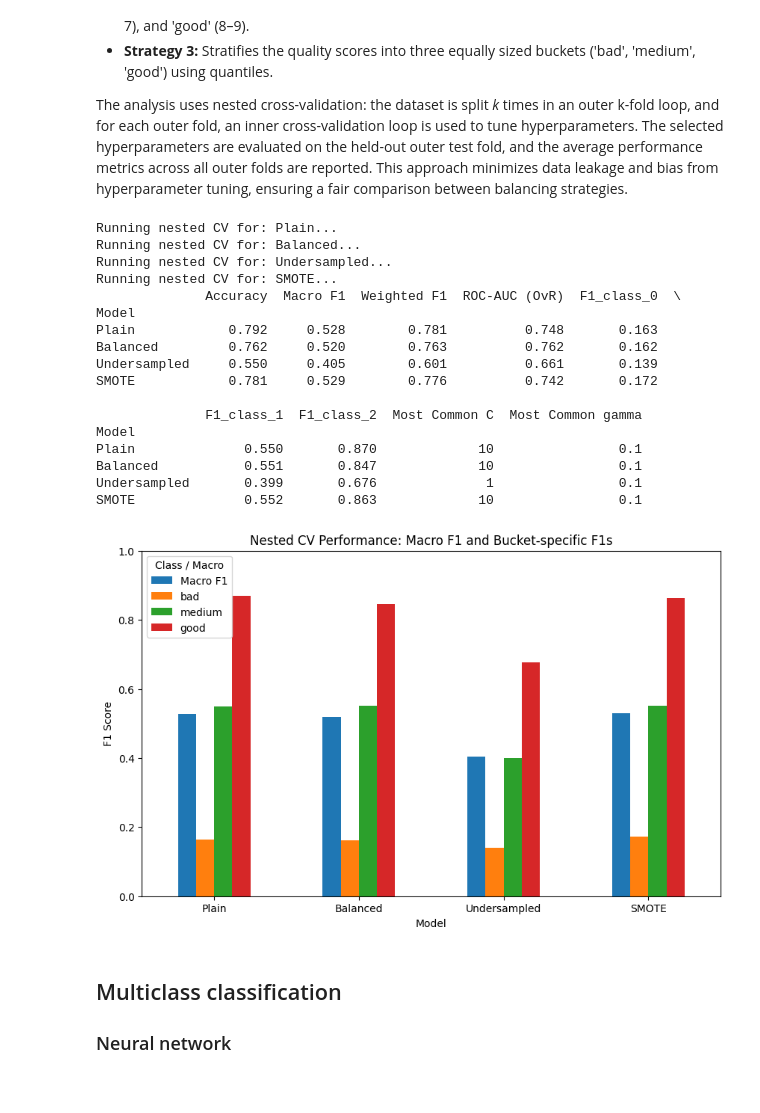
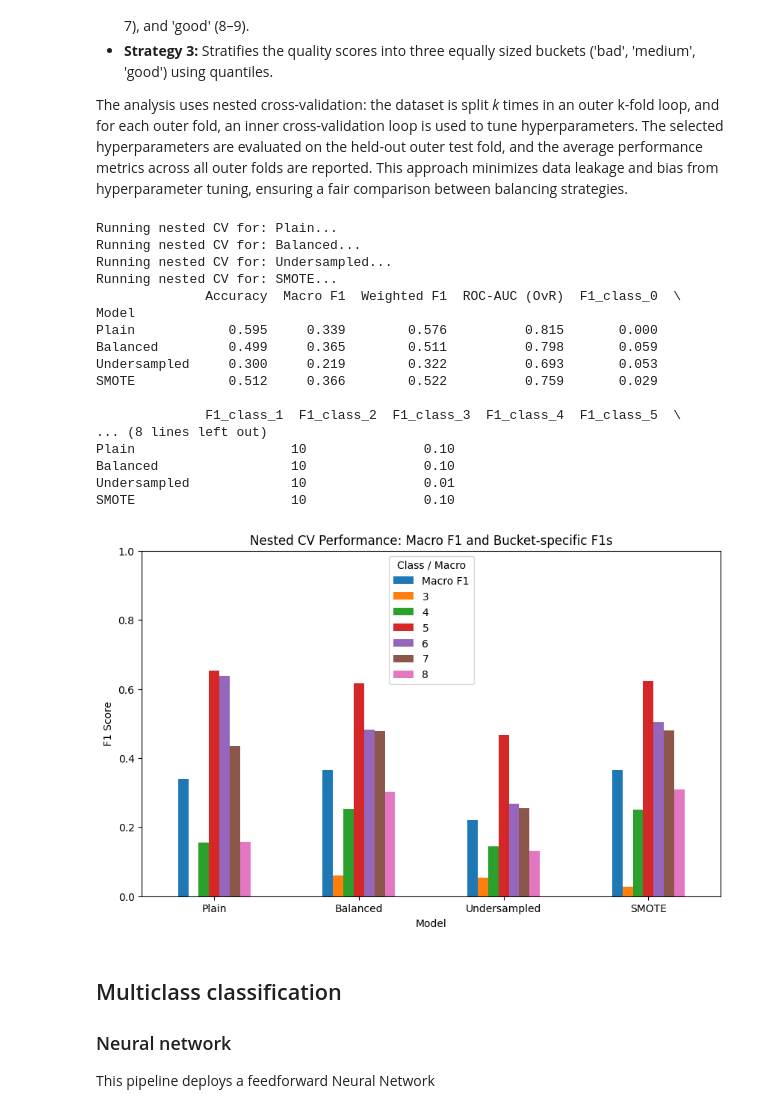
Before and after one commit to ernykth/SF2935-projekt, a Jupyter notebook: multiclassproject.ipynb, the cells around one changed output. Drawn from its saved outputs; the diff is of its cells as text; code cells hidden in the pictures.

```diff
--- a/multiclassproject.ipynb
+++ b/multiclassproject.ipynb
@@ -6,7 +9,7 @@ df = pd.read_csv("data/wine_quality_merged.csv")
 
 df_trimmed = df[(df['quality'] != 1) & (df['quality'] != 2) & (df['quality'] != 9)]  # Trims empty classes and class 9 (only 5 datapoints)
 
-choose_strategy = 2
+choose_strategy = 3
 
 if choose_strategy == 1:  # Use current quality labels as class labels
     X = df_trimmed.drop(['type','quality'], axis=1)
@@ -79,6 +85,7 @@ from imblearn.pipeline import Pipeline
 from imblearn.over_sampling import SMOTE
 from imblearn.under_sampling import RandomUnderSampler
 from sklearn.svm import SVC
+from sklearn.preprocessing import StandardScaler
 import numpy as np
 import pandas as pd
 import matplotlib.pyplot as plt
@@ -102,15 +109,36 @@ param_grid = {
 }
 
 # --- 4. Define models (pipelines) ---
+# pipelines = {
+#     "Plain": Pipeline([("svc", SVC(probability=True, random_state=42))]),
+#     "Balanced": Pipeline([("svc", SVC(probability=True, class_weight="balanced", random_state=42))]),
+#     "Undersampled": Pipeline([
+#         ("under", RandomUnderSampler(random_state=42)),
+#         ("svc", SVC(probability=True, random_state=42))
+#     ]),
+#     "SMOTE": Pipeline([
+#         ("smote", SMOTE(random_state=42, k_neighbors=1)),
+#         ("svc", SVC(probability=True, random_state=42))
+#     ])
+# }
+
 pipelines = {
-    "Plain": Pipeline([("svc", SVC(probability=True, random_state=42))]),
-    "Balanced": Pipeline([("svc", SVC(probability=True, class_weight="balanced", random_state=42))]),
+    "Plain": Pipeline([
+        ("scaler", StandardScaler()),
+        ("svc", SVC(probability=True, random_state=42))
+    ]),
+    "Balanced": Pipeline([
+        ("scaler", StandardScaler()),
+        ("svc", SVC(probability=True, class_weight="balanced", random_state=42))
+    ]),
     "Undersampled": Pipeline([
         ("under", RandomUnderSampler(random_state=42)),
+        ("scaler", StandardScaler()),
         ("svc", SVC(probability=True, random_state=42))
     ]),
     "SMOTE": Pipeline([
         ("smote", SMOTE(random_state=42, k_neighbors=1)),
+        ("scaler", StandardScaler()),
         ("svc", SVC(probability=True, random_state=42))
     ])
 }
@@ -216,49 +244,51 @@ f1_class_cols = [col for col in df_results.columns if col.startswith("F1_class_"
 rename_dict = {old: new for old, new in zip(f1_class_cols, class_names)}
 # Apply renaming
 df_results.rename(columns=rename_dict, inplace=True)
 
 # --- 6. Plot ---
 cols_to_plot = ["Macro F1"] + class_names
 df_results[cols_to_plot].plot(kind="bar", figsize=(10,6))
 plt.title("Nested CV Performance: Macro F1 and Bucket-specific F1s")
 plt.ylabel("F1 Score")
 plt.ylim(0,1)
 plt.xticks(rotation=0)
 plt.legend(title="Class / Macro")
 plt.show()
 
 
 # df_results[["Macro F1", "ROC-AUC (OvR)"]].plot(kind="bar", figsize=(8,5))
 # plt.title("Multiclass SVC Performance (Nested CV)")
 # plt.ylabel("Score")
 # plt.ylim(0,1)
 # plt.show()
 
 # Export results to LaTeX table
-with open(f"df_results_multiclass_rbf_{str(choose_strategy)}.tex", "w") as f:
-    f.write(df_results.to_latex(float_format="%.3f"))
+# with open(f"df_results_multiclass_rbf_{str(choose_strategy)}.tex", "w") as f:
+#     f.write(df_results.to_latex(float_format="%.3f"))
 # %% [output]
 Running nested CV for: Plain...
 Running nested CV for: Balanced...
 Running nested CV for: Undersampled...
 Running nested CV for: SMOTE...
               Accuracy  Macro F1  Weighted F1  ROC-AUC (OvR)  F1_class_0  \
 Model
-Plain            0.792     0.528        0.781          0.748       0.163
-Balanced         0.762     0.520        0.763          0.762       0.162
-Undersampled     0.550     0.405        0.601          0.661       0.139
-SMOTE            0.781     0.529        0.776          0.742       0.172
+Plain            0.595     0.339        0.576          0.815       0.000
+Balanced         0.499     0.365        0.511          0.798       0.059
+Undersampled     0.300     0.219        0.322          0.693       0.053
+SMOTE            0.512     0.366        0.522          0.759       0.029
 
-              F1_class_1  F1_class_2  Most Common C  Most Common gamma
-Model
-Plain              0.550       0.870             10                0.1
-Balanced           0.551       0.847             10                0.1
-Undersampled       0.399       0.676              1                0.1
-SMOTE              0.552       0.863             10                0.1
+              F1_class_1  F1_class_2  F1_class_3  F1_class_4  F1_class_5  \
+... (8 lines left out)
+Plain                    10               0.10
+Balanced                 10               0.10
+Undersampled             10               0.01
+SMOTE                    10               0.10
-[figure, old version]
+[figure, new version]
 # %% [markdown]
 ## Multiclass classification
 ### Neural network
+
+This pipeline deploys a feedforward Neural Network
 # %%
 import numpy as np
 import pandas as pd
```
Also changed, not shown: parts of 5 cells of this notebook.
